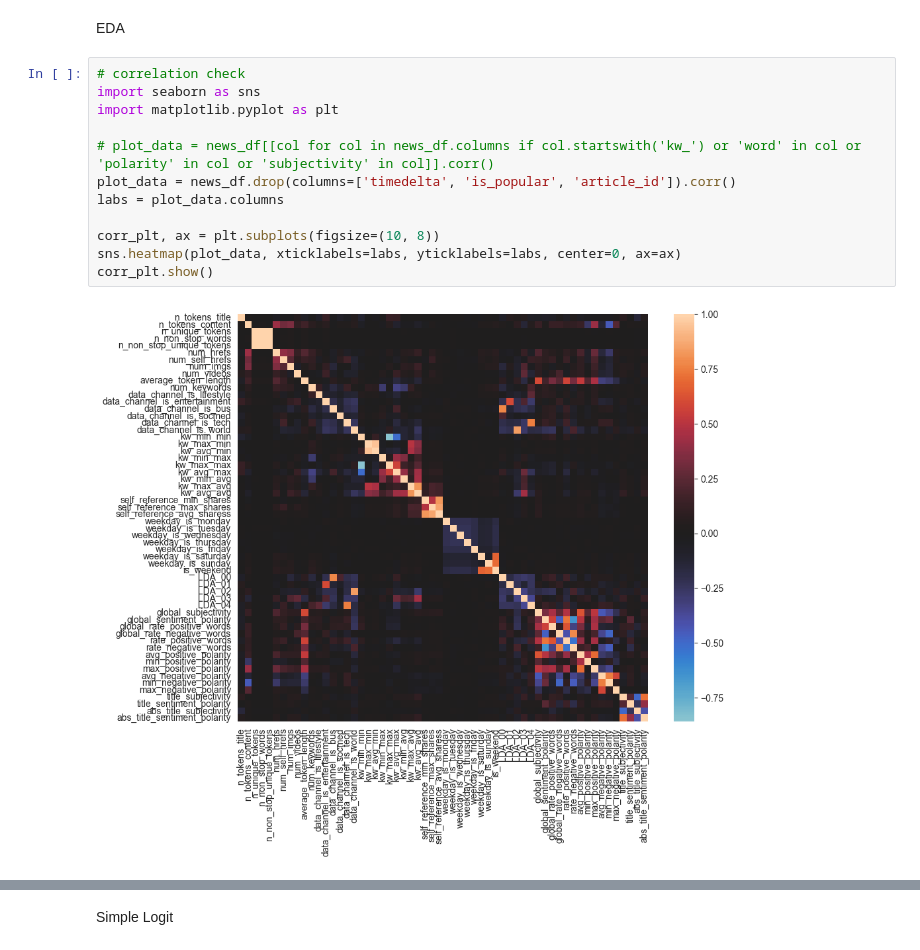
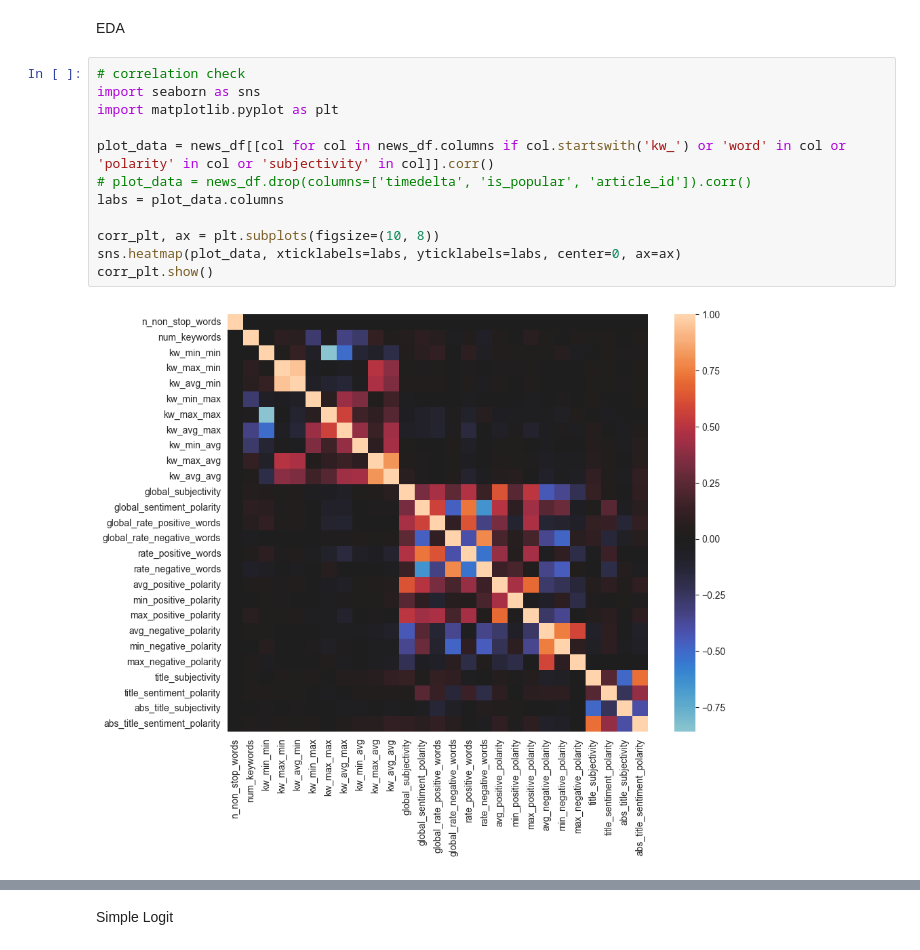
Before and after one commit to viethngn/Data_Science_2_ECBS5233, a Jupyter notebook: take_home_challenge/take_home_challenge_viethngn.ipynb, the cells around one changed output, grey strips where cells are left out. Cells and saved outputs as stored; diff of their text form.

```diff
--- a/take_home_challenge/take_home_challenge_viethngn.ipynb
+++ b/take_home_challenge/take_home_challenge_viethngn.ipynb
@@ -70,15 +70,15 @@ EDA
 # %%
 # correlation check
 import seaborn as sns
 import matplotlib.pyplot as plt
 
-# plot_data = news_df[[col for col in news_df.columns if col.startswith('kw_') or 'word' in col or 'polarity' in col or 'subjectivity' in col]].corr()
-plot_data = news_df.drop(columns=['timedelta', 'is_popular', 'article_id']).corr()
+plot_data = news_df[[col for col in news_df.columns if col.startswith('kw_') or 'word' in col or 'polarity' in col or 'subjectivity' in col]].corr()
+# plot_data = news_df.drop(columns=['timedelta', 'is_popular', 'article_id']).corr()
 labs = plot_data.columns
 
 corr_plt, ax = plt.subplots(figsize=(10, 8))
 sns.heatmap(plot_data, xticklabels=labs, yticklabels=labs, center=0, ax=ax)
 corr_plt.show()
 # %% [output]
-[figure, old version]
+[figure, new version]
 # %%
```
Also changed, not shown: parts of 61 cells of this notebook.
